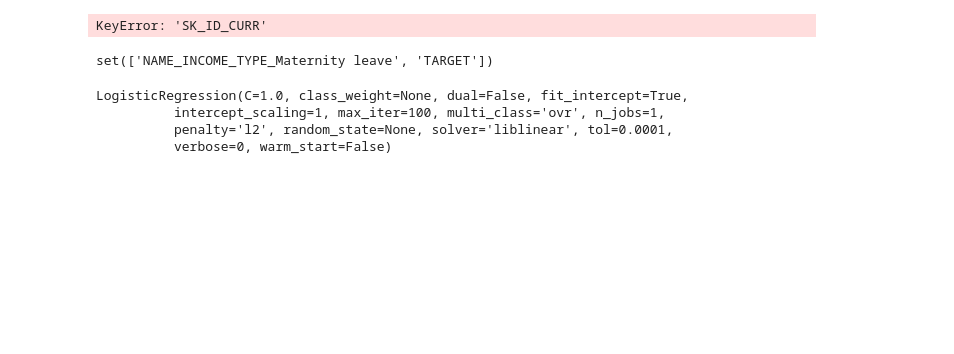
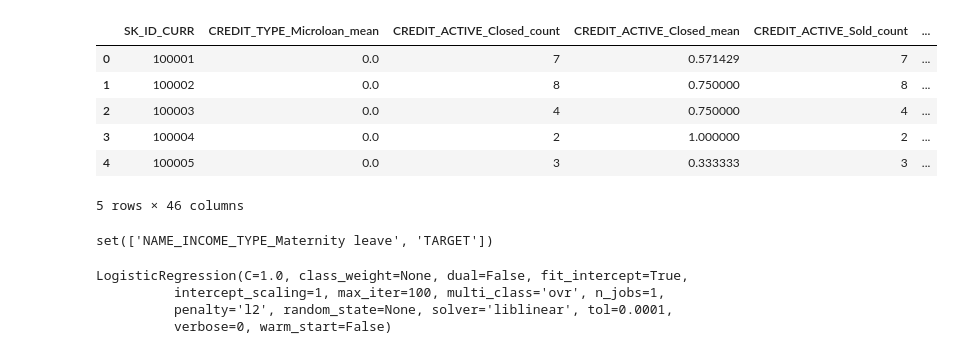
Before and after one commit to MAGomes95/KaggleCreditRisk, a Jupyter notebook: main.ipynb, the cells around one changed output. Saved outputs shown, nothing was run; the diff lists cells and outputs as text; code cells hidden in the pictures; blank space fills up the shorter version.

```diff
--- a/main.ipynb
+++ b/main.ipynb
@@ -115,23 +124,71 @@ previous_data.head()
 # %%
+data_bureau = pd.read_csv('data/bureau.csv')
 def process_bureau(data_bureau):
+
     data_bureau = data_bureau.replace(['Mobile operator loan','Interbank credit','Loan for purchase of shares (margin lending)','Loan for purchase of equipment','Another type of loan','Unknown type of loan'],'Other')
 
     data_bureau = pd.get_dummies(data_bureau,columns = ['CREDIT_ACTIVE','CREDIT_CURRENCY','CREDIT_TYPE'])
     data_bureau = data_bureau.drop(['DAYS_CREDIT_UPDATE','CREDIT_CURRENCY_currency 1','CREDIT_CURRENCY_currency 2','CREDIT_CURRENCY_currency 3','CREDIT_CURRENCY_currency 4'],axis=1)
     data_bureau = data_bureau.fillna(data_bureau.median())
-    data_bureau = data_bureau.groupby('SK_ID_CURR', as_index = False).agg({'SK_ID_BUREAU':'count','DAYS_CREDIT':'min','CREDIT_DAY_OVERDUE':'max','DAYS_CREDIT_ENDDATE':'max','DAYS_ENDDATE_FACT':'min','AMT_CREDIT_MAX_OVERDUE':['max','mean'],'CNT_CREDIT_PROLONG':['max','median'],'AMT_CREDIT_SUM':['max','median'],'AMT_CREDIT_SUM_DEBT':'sum','AMT_CREDIT_SUM_LIMIT':'max','AMT_CREDIT_SUM_OVERDUE':'sum','CREDIT_ACTIVE_Active':'count','CREDIT_ACTIVE_Bad debt':'count','CREDIT_ACTIVE_Closed':'count','CREDIT_ACTIVE_Sold':'count','CREDIT_TYPE_Car loan':'mean','CREDIT_TYPE_Cash loan (non-earmarked)':'mean','CREDIT_TYPE_Consumer credit':'mean','CREDIT_TYPE_Credit card':'mean','CREDIT_TYPE_Loan for business development':'mean','CREDIT_TYPE_Loan for the purchase of equipment':'mean','CREDIT_TYPE_Loan for working capital replenishment':'mean','CREDIT_TYPE_Microloan':'mean','CREDIT_TYPE_Mortgage':'mean','CREDIT_TYPE_Other':'mean','CREDIT_TYPE_Real estate loan':'mean','AMT_ANNUITY':'mean'})
+    for column in data_bureau.columns:
+        if column.startswith('AMT_'):
+            data_bureau[column + '/' + 'AMT_CREDIT_SUM'] = data_bureau[column] / data_bureau['AMT_CREDIT_SUM']
+
+    data_bureau = data_bureau.replace([float('inf'), -float('inf')], np.nan)
+    data_bureau = data_bureau.groupby('SK_ID_CURR', as_index = False).agg(
+        {'SK_ID_BUREAU':'count','DAYS_CREDIT':'min',
+         'CREDIT_DAY_OVERDUE':'max',
+         'DAYS_CREDIT_ENDDATE':'max',
+         'DAYS_ENDDATE_FACT':'min',
+         'AMT_CREDIT_MAX_OVERDUE':['max','mean'],
+         'AMT_CREDIT_MAX_OVERDUE/AMT_CREDIT_SUM':['max','mean'],
+         'CNT_CREDIT_PROLONG':['max','median'],
+         'AMT_CREDIT_SUM':['max','median'],
+         'AMT_CREDIT_SUM_DEBT':'sum',
+         'AMT_CREDIT_SUM_DEBT/AMT_CREDIT_SUM':['max', 'mean'],
+         'AMT_CREDIT_SUM_LIMIT':'max',
+         'AMT_CREDIT_SUM_LIMIT/AMT_CREDIT_SUM':['max', 'mean'],
+         'AMT_CREDIT_SUM_OVERDUE':'sum',
+         'AMT_CREDIT_SUM_OVERDUE/AMT_CREDIT_SUM':['max', 'mean'],
+         'CREDIT_ACTIVE_Active':['count', 'mean'],
+         'CREDIT_ACTIVE_Bad debt':['count', 'mean'],
+         'CREDIT_ACTIVE_Closed':['count', 'mean'],
+         'CREDIT_ACTIVE_Sold':['count', 'mean'],
+         'CREDIT_TYPE_Car loan':'mean',
+         'CREDIT_TYPE_Cash loan (non-earmarked)':'mean',
+         'CREDIT_TYPE_Consumer credit':'mean',
+         'CREDIT_TYPE_Credit card':'mean',
+         'CREDIT_TYPE_Loan for business development':'mean',
+         'CREDIT_TYPE_Loan for the purchase of equipment':'mean',
+         'CREDIT_TYPE_Loan for working capital replenishment':'mean',
+         'CREDIT_TYPE_Microloan':'mean',
+         'CREDIT_TYPE_Mortgage':'mean',
+         'CREDIT_TYPE_Other':'mean',
+         'CREDIT_TYPE_Real estate loan':'mean',
+         'AMT_ANNUITY':['max', 'mean'],
+         'AMT_ANNUITY/AMT_CREDIT_SUM':['max', 'mean']})
+
     data_bureau.columns = list(map('_'.join, data_bureau.columns.values))
     data_bureau = data_bureau.rename(columns={'SK_ID_CURR_': 'SK_ID_CURR'})
+
 
     return data_bureau
 
 data_bureau = process_bureau(data_bureau)
 data_bureau.head()
+# %% [output]
+|  | SK_ID_CURR | CREDIT_TYPE_Microloan_mean | CREDIT_ACTIVE_Closed_count | CREDIT_ACTIVE_Closed_mean | CREDIT_ACTIVE_Sold_count | ... |
+| 0 | 100001 | 0.0 | 7 | 0.571429 | 7 | ... |
+| 1 | 100002 | 0.0 | 8 | 0.750000 | 8 | ... |
+| 2 | 100003 | 0.0 | 4 | 0.750000 | 4 | ... |
+| 3 | 100004 | 0.0 | 2 | 1.000000 | 2 | ... |
+| 4 | 100005 | 0.0 | 3 | 0.333333 | 3 | ... |
+5 rows × 46 columns
 # %%
-data = data.merge(previous_data, on='SK_ID_CURR', how='left')
-data_submission = data_submission.merge(previous_data, on='SK_ID_CURR', how='left')
-data = data.merge(data_bureau, on= 'SK_ID_CURR',how='left')
-data_submission = data_submission.merge(data_bureau, on= 'SK_ID_CURR',how='left')
+data = data.merge(previous_data, on='SK_ID_CURR', how='left', suffixes=('', '_previous'))
+data_submission = data_submission.merge(previous_data, on='SK_ID_CURR', how='left', suffixes=('', '_previous'))
+data = data.merge(data_bureau, on= 'SK_ID_CURR',how='left', suffixes=('', '_bureau'))
+data_submission = data_submission.merge(data_bureau, on= 'SK_ID_CURR',how='left', suffixes=('', '_bureau'))
 
 data = data.drop('SK_ID_CURR', axis=1)
 data_submission = data_submission.drop('SK_ID_CURR', axis=1)
@@ -150,16 +207,16 @@ data_submission['AMT_PREVIOUS_ANNUITY/AMT_ANNUITY'] = data_submission['AMT_ANNUI
 # data_submission['AMT_PREVIOUS_GOODS_PRICE/AMT_GOODS_PRICE'] = data_submission['AMT_GOODS_PRICE/AMT_CREDIT_mean'] / data_submission['AMT_GOODS_PRICE/(AMT_CREDIT)']
 
 
-## BUREAU FILLING NA
-default_values = dict()
+# ## BUREAU FILLING NA
+# default_values = dict()
 
-for column in ['DAYS_CREDIT_min','DAYS_ENDDATE_FACT_min','AMT_CREDIT_SUM_LIMIT_max','DAYS_CREDIT_ENDDATE_max']:
-    default_values[column] = data_bureau[column].median()
+# for column in ['DAYS_CREDIT_min','DAYS_ENDDATE_FACT_min','AMT_CREDIT_SUM_LIMIT_max','DAYS_CREDIT_ENDDATE_max']:
+#     default_values[column] = data_bureau[column].median()
 
-data_bureau = data.fillna(default_values)
-data_bureau = data.fillna(0)
-data_submission= data_submission.fillna(default_values)
-data_submission= data_submission.fillna(0)
+# data = data.fillna(default_values)
+# data = data.fillna(0)
+# data_submission= data_submission.fillna(default_values)
+# data_submission= data_submission.fillna(0)
 
 ## PREVIOUS APPLICATION FILLING NA
 
@@ -177,8 +234,8 @@ data = data.fillna(data.median())
 
 data_submission = data_submission.fillna(default_values)
 data_submission = data_submission.fillna(data.median())
+
+del previous_data, data_bureau
-# %% [output]
-KeyError: 'SK_ID_CURR'
 # %%
 print(set(data.columns) - set(data_submission.columns))
 data_submission['NAME_INCOME_TYPE_Maternity leave'] = 0
```
Also changed, not shown: parts of 9 cells of this notebook.
